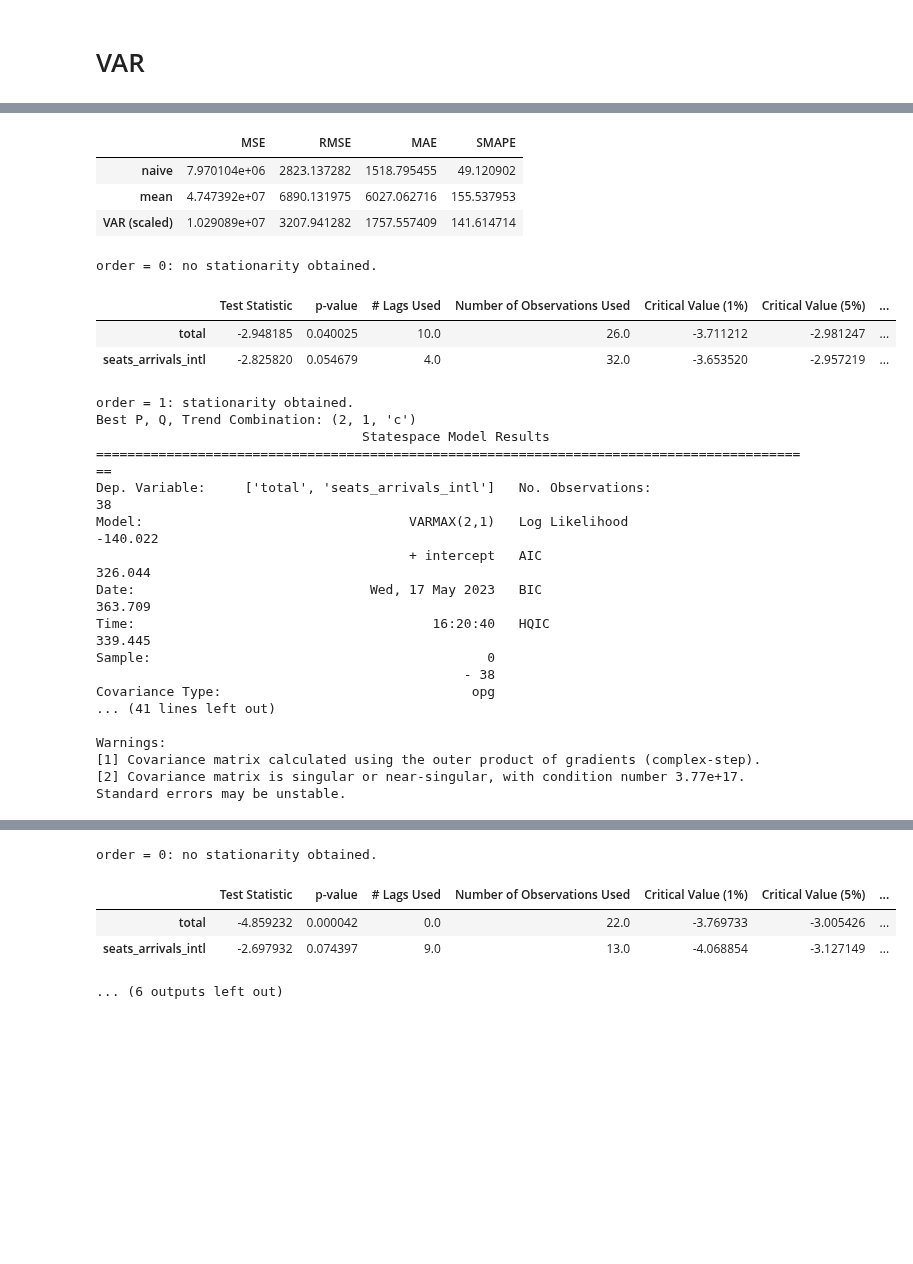
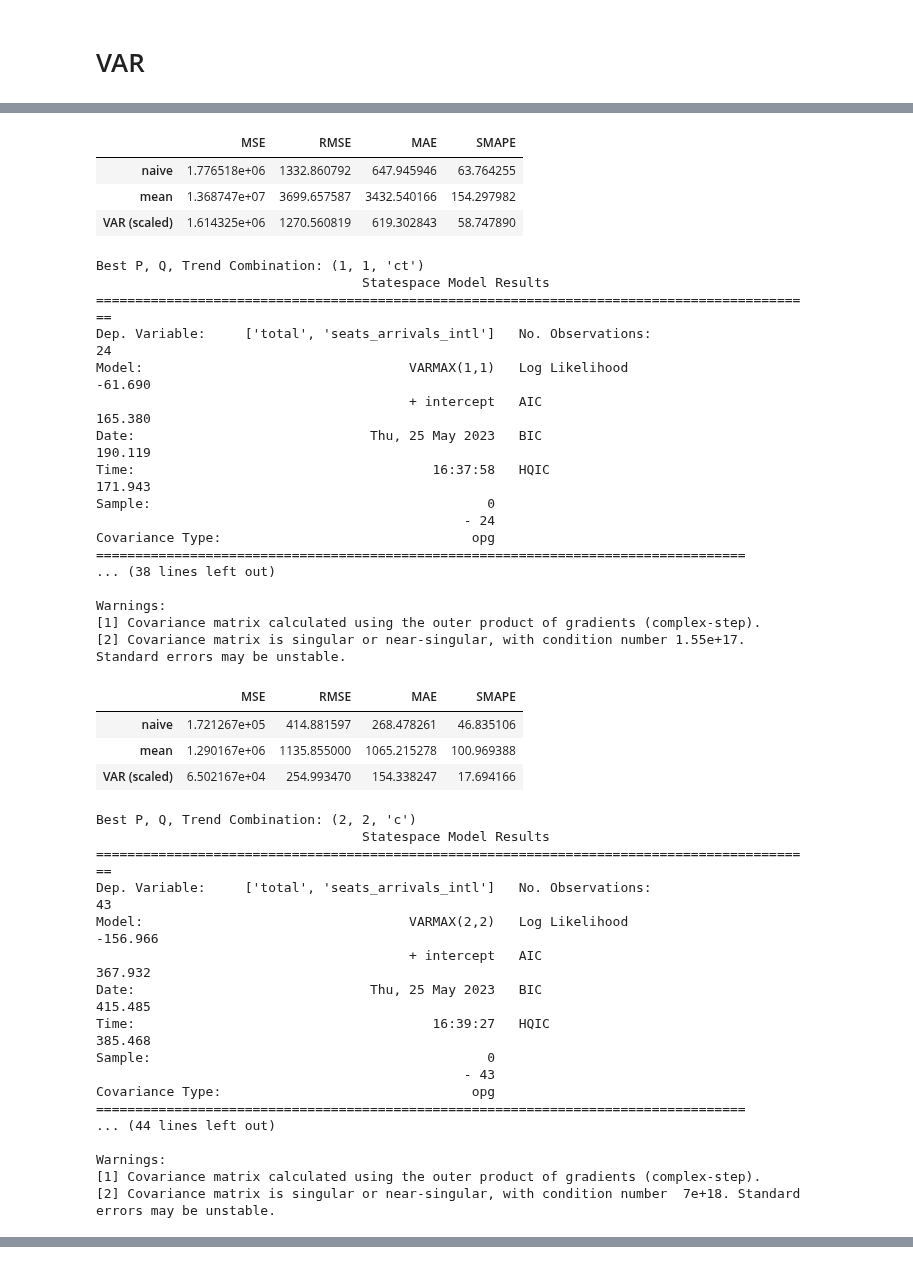
Before and after one commit to worldbank/pacific-observatory, a Jupyter notebook: docs/tourism/mtsa_var.ipynb, the cells around one changed output, grey strips where cells are left out. Saved outputs shown, nothing was run; the diff lists cells and outputs as text; code cells hidden in the pictures; blank space fills up the shorter version.

```diff
--- a/docs/tourism/mtsa_var.ipynb
+++ b/docs/tourism/mtsa_var.ipynb
@@ -15,14 +15,18 @@ import warnings
 warnings.filterwarnings("ignore")
 # %%
 for country in ["palau", "samoa", "tonga", "solomon_islands", "vanuatu"]:
-    mod = VARPipeline(country=country, data=None,
+    var = VARPipeline(country=country, data=None,
                       var_name=["total", "seats_arrivals_intl"],
                       exog=["covid", "stringency_index", "covid"])
-    mod.read_and_merge()
-    mod.test_stationarity()
-    mod.transform()
-    mod.varma_search()
-    mod.fit()
-    mod.get_fittedvalues()
-    mod.evaluate_models()
+    var.read_and_merge()
+    var.transform()
+    var.varma_search()
+    var.fit()
+    var.get_fittedvalues()
+    var.evaluate_models()
+
+    pred_df = var.data[["date", "total", "pred_total"]]
+
+    saved_pred_path = var.country_data_folder + "/model/var_" + str(country) + ".csv"
+    pred_df.to_csv(saved_pred_path, encoding="utf-8")
 # %% [output]
@@ -71,26 +92,43 @@ Warnings:
 |  | MSE | RMSE | MAE | SMAPE |
-| naive | 7.970104e+06 | 2823.137282 | 1518.795455 | 49.120902 |
-| mean | 4.747392e+07 | 6890.131975 | 6027.062716 | 155.537953 |
-| VAR (scaled) | 1.029089e+07 | 3207.941282 | 1757.557409 | 141.614714 |
+| naive | 1.776518e+06 | 1332.860792 | 647.945946 | 63.764255 |
+| mean | 1.368747e+07 | 3699.657587 | 3432.540166 | 154.297982 |
+| VAR (scaled) | 1.614325e+06 | 1270.560819 | 619.302843 | 58.747890 |
-order = 0: no stationarity obtained.
+Best P, Q, Trend Combination: (1, 1, 'ct')
+                                  Statespace Model Results
+============================================================================================
+Dep. Variable:     ['total', 'seats_arrivals_intl']   No. Observations:                   24
+Model:                                  VARMAX(1,1)   Log Likelihood                 -61.690
+                                        + intercept   AIC                            165.380
+Date:                              Thu, 25 May 2023   BIC                            190.119
+Time:                                      16:37:58   HQIC                           171.943
+Sample:                                           0
+                                               - 24
+Covariance Type:                                opg
+===================================================================================
+... (38 lines left out)
+
+Warnings:
+[1] Covariance matrix calculated using the outer product of gradients (complex-step).
+[2] Covariance matrix is singular or near-singular, with condition number 1.55e+17. Standard errors may be unstable.
-|  | Test Statistic | p-value | # Lags Used | Number of Observations Used | Critical Value (1%) | Critical Value (5%) | ... |
-| total | -2.948185 | 0.040025 | 10.0 | 26.0 | -3.711212 | -2.981247 | ... |
-| seats_arrivals_intl | -2.825820 | 0.054679 | 4.0 | 32.0 | -3.653520 | -2.957219 | ... |
+|  | MSE | RMSE | MAE | SMAPE |
+| naive | 1.721267e+05 | 414.881597 | 268.478261 | 46.835106 |
+| mean | 1.290167e+06 | 1135.855000 | 1065.215278 | 100.969388 |
+| VAR (scaled) | 6.502167e+04 | 254.993470 | 154.338247 | 17.694166 |
-order = 1: stationarity obtained.
-Best P, Q, Trend Combination: (2, 1, 'c')
+Best P, Q, Trend Combination: (2, 2, 'c')
                                   Statespace Model Results
 ============================================================================================
-Dep. Variable:     ['total', 'seats_arrivals_intl']   No. Observations:                   38
-Model:                                  VARMAX(2,1)   Log Likelihood                -140.022
-                                        + intercept   AIC                            326.044
-Date:                              Wed, 17 May 2023   BIC                            363.709
-Time:                                      16:20:40   HQIC                           339.445
+Dep. Variable:     ['total', 'seats_arrivals_intl']   No. Observations:                   43
+Model:                                  VARMAX(2,2)   Log Likelihood                -156.966
+                                        + intercept   AIC                            367.932
+Date:                              Thu, 25 May 2023   BIC                            415.485
+Time:                                      16:39:27   HQIC                           385.468
 Sample:                                           0
-                                               - 38
+                                               - 43
 Covariance Type:                                opg
-... (41 lines left out)
+===================================================================================
+... (44 lines left out)
 
 Warnings:
 [1] Covariance matrix calculated using the outer product of gradients (complex-step).
-[2] Covariance matrix is singular or near-singular, with condition number 3.77e+17. Standard errors may be unstable.
+[2] Covariance matrix is singular or near-singular, with condition number  7e+18. Standard errors may be unstable.
 |  | MSE | RMSE | MAE | SMAPE |
@@ -100,5 +137,0 @@ Warnings:
-order = 0: no stationarity obtained.
-|  | Test Statistic | p-value | # Lags Used | Number of Observations Used | Critical Value (1%) | Critical Value (5%) | ... |
-| total | -4.859232 | 0.000042 | 0.0 | 22.0 | -3.769733 | -3.005426 | ... |
-| seats_arrivals_intl | -2.697932 | 0.074397 | 9.0 | 13.0 | -4.068854 | -3.127149 | ... |
-... (6 outputs left out)
```
Also changed, not shown: parts of 1 cell of this notebook, 5 other files.
